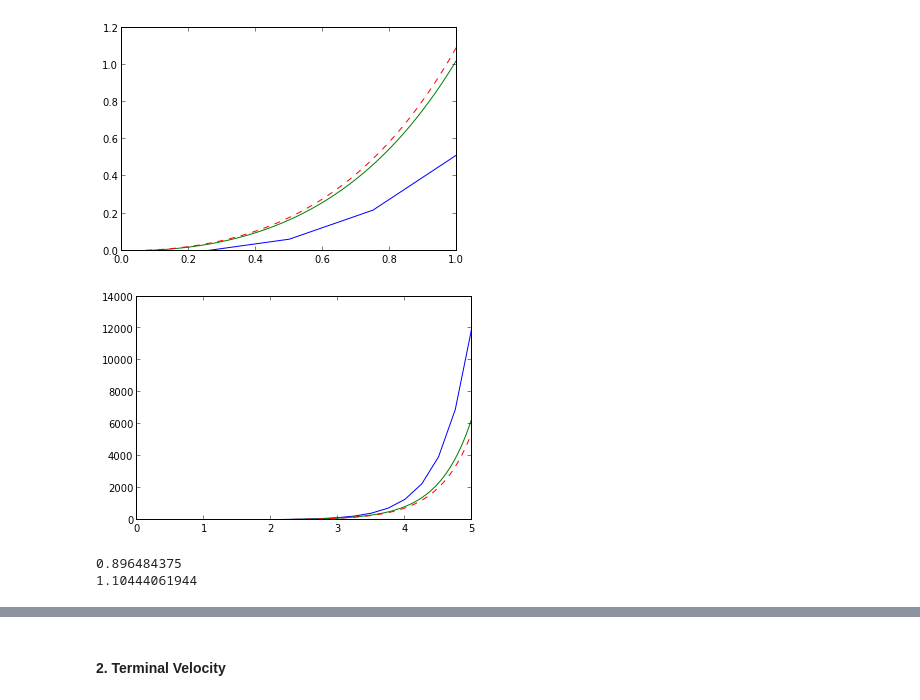
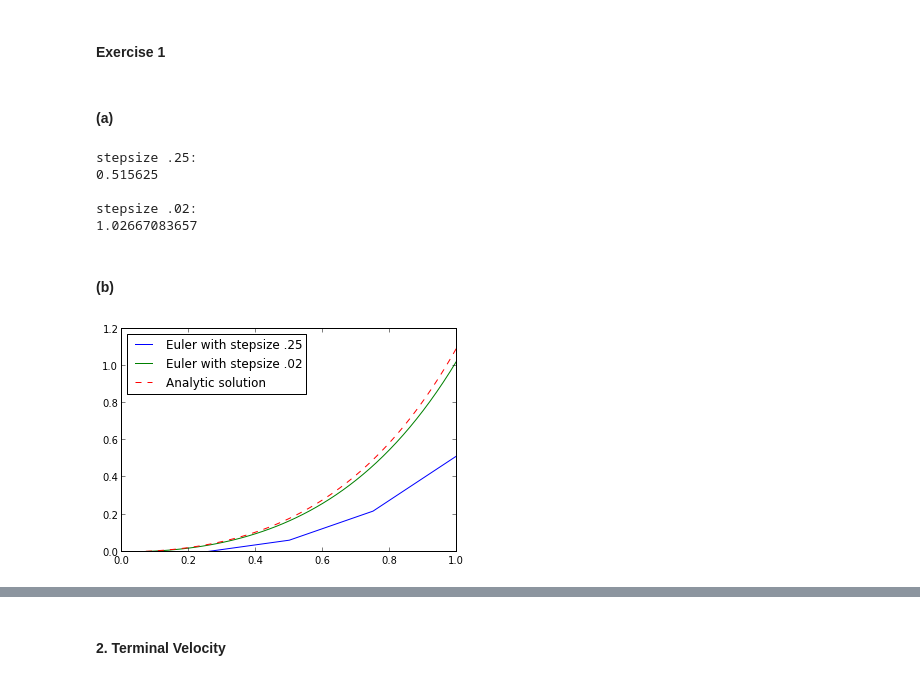
Before and after one commit to jvanatta/particle-tracks, a Jupyter notebook: week7/ODE-Ex6.ipynb, the cells around one changed output, grey strips where cells are left out. Drawn from its saved outputs; the diff is of its cells as text; code cells hidden in the pictures.

```diff
--- a/week7/ODE-Ex6.ipynb
+++ b/week7/ODE-Ex6.ipynb
@@ -3,7 +5,9 @@
 # %%
-f = lambda x, y: x + 2*y
-
 def euler(dydx, y0, yf, stepsize):
+    """Implements Euler's method for solving the differential equation dydx over range y0 to yf
+    with stepsize-sized intervals
+    Returns the interval and the calculated solution
+    """
     x = np.arange(0, yf + stepsize, stepsize)
     y = np.zeros(x.size)
 
@@ -11,9 +15,3 @@ def euler(dydx, y0, yf, stepsize):
     for i in range(y.size -1):
         y[i+1] = y[i] + dydx(x[i], y[i])*stepsize
     return x,y
-
-yfinal = 1
-ans = euler(f, 0, yfinal, .25)[1][-1]
-print ans
-ans = euler(f, 0, yfinal, .02)[1][-1]
-print ans
@@ -23,10 +52,34 @@ print ans
+# %% [markdown]
+#### Exercise 1
+# %% [markdown]
+#### (a)
+# %%
+f = lambda x, y: x + 2*y
+
+yfinal = 1
+ans = euler(f, 0, yfinal, .25)[1][-1]
+print "stepsize .25:"
+print ans
+print
+ans = euler(f, 0, yfinal, .02)[1][-1]
+print "stepsize .02:"
+print ans
+# %% [output]
+stepsize .25:
+0.515625
+
+stepsize .02:
+1.02667083657
+# %% [markdown]
+#### (b)
 # %%
 yfinal = 1
-plot(euler(f, 0, yfinal, .25)[0], euler(f, 0, yfinal, .25)[1])
-plot(euler(f, 0, yfinal, .02)[0], euler(f, 0, yfinal, .02)[1])
+plot(euler(f, 0, yfinal, .25)[0], euler(f, 0, yfinal, .25)[1], label="Euler with stepsize .25")
+plot(euler(f, 0, yfinal, .02)[0], euler(f, 0, yfinal, .02)[1], label="Euler with stepsize .02")
 
 x = np.arange(0, yfinal+.01, .01)
-plot (x, .25*exp(2*x) - .5*x - .25, 'r--')
+plot (x, .25*exp(2*x) - .5*x - .25, 'r--', label="Analytic solution")
+plt.legend(loc='upper left')
 show()
 # %% [output]
-[figure, old version]
+[figure, new version]
@@ -44,18 +85,0 @@ def eulerCromer(f, y0, yf, stepsize):
-# %%
-yfinal = 5
-plot(eulerCromer(f, 0, yfinal, .25)[0], eulerCromer(f, 0, yfinal, .25)[1])
-plot(eulerCromer(f, 0, yfinal, .02)[0], eulerCromer(f, 0, yfinal, .02)[1])
-
-x = np.arange(0,yfinal+.01, .01)
-plot (x, .25*exp(2*x) - .5*x - .25, 'r--')
-show()
-# %% [output]
-[figure, removed]
-# %%
-ans = eulerCromer(f, 0, 1, .25)[1][-1]
-print ans
-ans = eulerCromer(f, 0, 1, .02)[1][-1]
-print ans
-# %% [output]
-0.896484375
-1.10444061944
```
Also changed, not shown: parts of 20 cells of this notebook, 3 other files.
